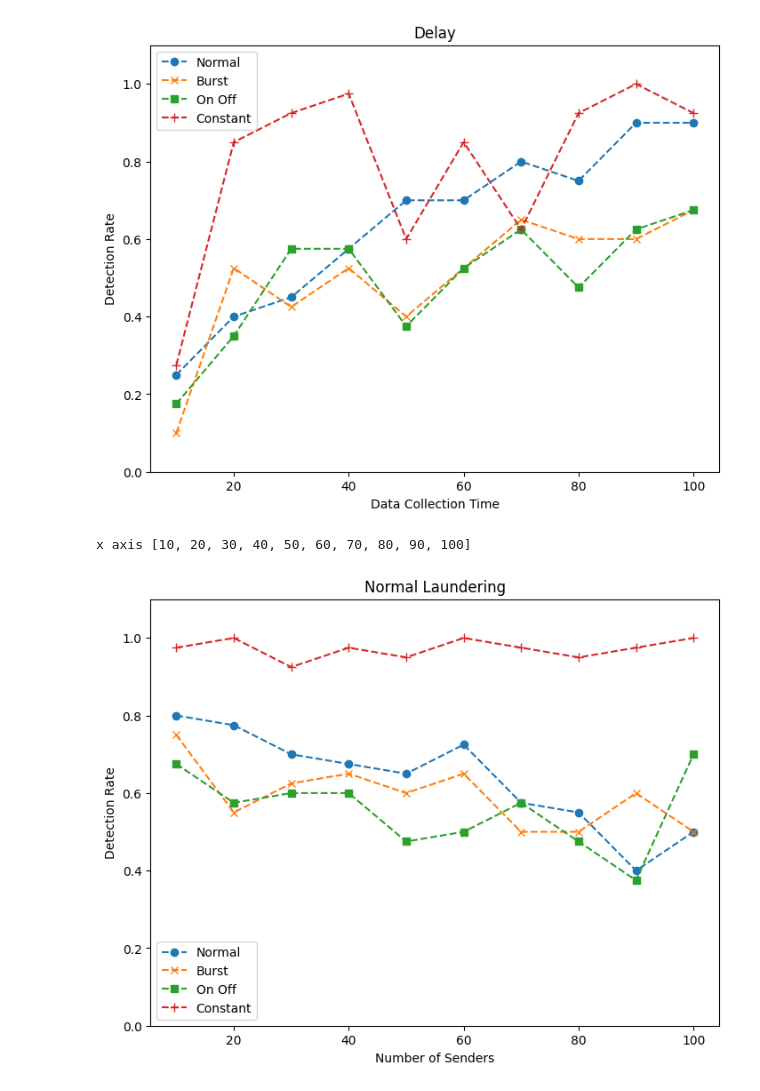
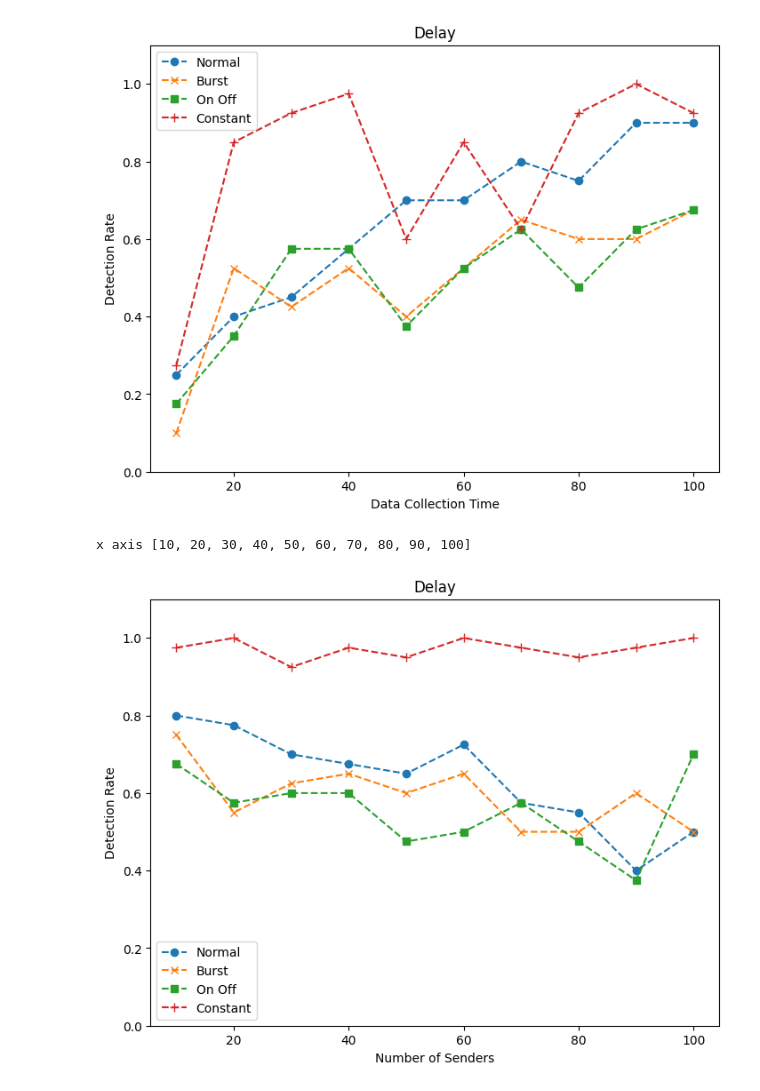
Before and after one commit to GuillaumeClaude/CSC-466-Final-Project, a Jupyter notebook: report_graphs.ipynb, the cells around one changed output. Drawn from its saved outputs; the diff is of its cells as text; code cells hidden in the pictures.

Commit message:
Finished graphs

```diff
--- a/report_graphs.ipynb
+++ b/report_graphs.ipynb
@@ -275,31 +275,31 @@ x axis [10, 20, 30, 40, 50, 60, 70, 80, 90, 100]
 # %%
 # Size Normal Laundering
 fig = plt.figure()
 ax = fig.add_axes([0,0,1,1])
 x = normallaundering_size['number of senders']
 x = x.tolist()
 print("x axis", x)
 
 y_normal = normallaundering_size['delay']
 y_normal = y_normal.tolist()
 y_burst = normallaundering_size['burst']
 y_burst = y_burst.tolist()
 y_onoff = normallaundering_size['onoff']
 y_onoff = y_onoff.tolist()
 y_constant = normallaundering_size['constant']
 y_constant = y_constant.tolist()
 
 plt.plot(x, y_normal, marker='o', linestyle='--', color='tab:blue', label='Normal')
 plt.plot(x, y_burst, marker='x', linestyle='--', color='tab:orange', label='Burst')
 plt.plot(x, y_onoff, marker='s', linestyle='--', color='tab:green', label='On Off')
 plt.plot(x, y_constant, marker='+', linestyle='--', color='tab:red', label='Constant', markersize='7.0')
 
 plt.legend()
 plt.ylim(0,1.1)
 plt.xlabel("Number of Senders")
 plt.ylabel("Detection Rate")
-plt.title("Normal Laundering")
+plt.title("Delay")
 plt.show()
 # %% [output]
 x axis [10, 20, 30, 40, 50, 60, 70, 80, 90, 100]
-[figure, old version]
+[figure, new version]
```
